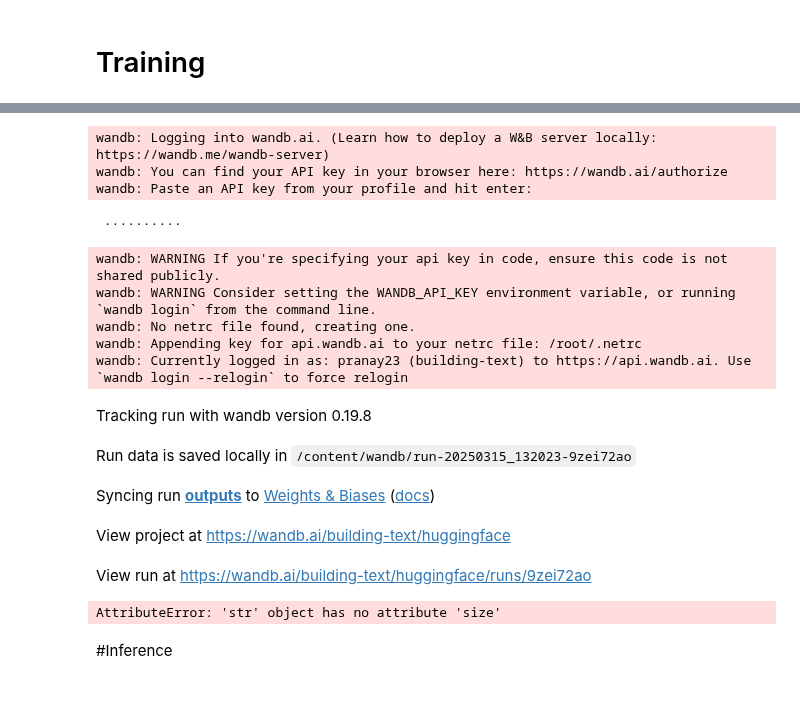
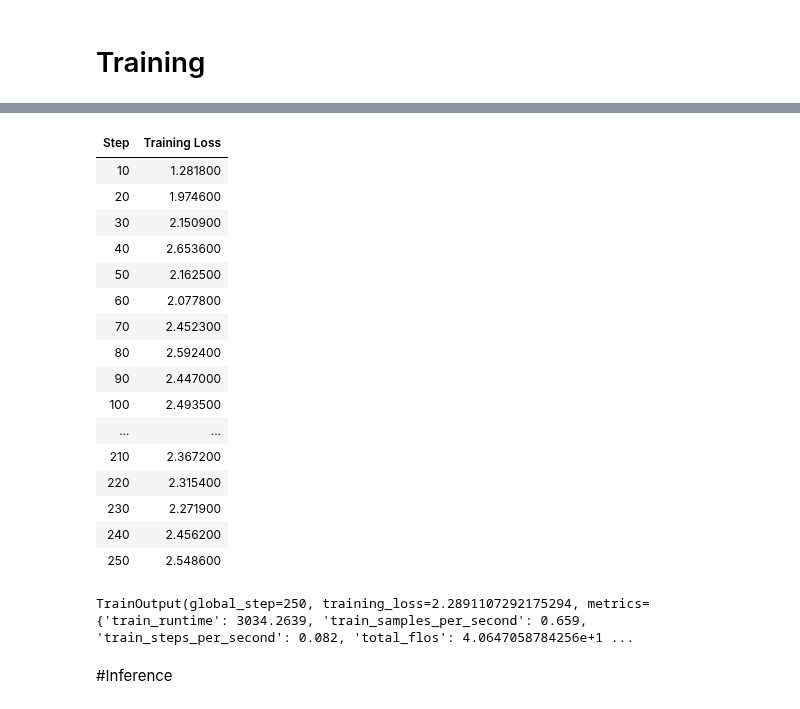
Before and after one commit to praymesh/Fine_Tuned_LLAMA2, a Jupyter notebook: finetuningLLM.ipynb, the cells around one changed output, grey strips where cells are left out. Cells and saved outputs as stored; diff of their text form; code cells hidden in the pictures.

Commit message:
TRAINED THE MODEL

```diff
--- a/finetuningLLM.ipynb
+++ b/finetuningLLM.ipynb
@@ -223,3 +223,28 @@ with open(output_file, "r") as f:
 print(dataset[0])
 # %% [output]
 <s>[INST] How do I center a text element vertically in a row in jetpack compose? The height of the row is determined by a button next to the text element. [/INST] In Jetpack Compose, you can center a  ...
+# %%
+from datasets import Dataset
+from transformers import AutoTokenizer
+
+# Load tokenizer (change model name based on what you're using)
+tokenizer = AutoTokenizer.from_pretrained("meta-llama/Llama-2-7b-hf")
+
+# Read the text file
+with open(output_file, "r", encoding="utf-8") as f:
+    lines = f.readlines()
+
+# Preprocess data: combine into a structured dataset
+data = {"text": [line.strip() for line in lines if line.strip()]}  # Removing empty lines
+
+# Convert to Hugging Face dataset format
+dataset = Dataset.from_dict(data)
+tokenizer.pad_token = tokenizer.eos_token
+# Tokenization function
+def tokenize_function(samples):
+    return tokenizer(samples["text"], padding="max_length", truncation=True, max_length=512)
+
+# Applying tokenization
+tokenized_dataset = dataset.map(tokenize_function, batched=True)
+
+print(tokenized_dataset[0])
@@ -286,24 +316,25 @@ AttributeError: 'list' object has no attribute 'map'
 # %%
 # needed for Llama tokenizer
-import transformers
-tokenizer.pad_token = tokenizer.eos_token # </s>
+#tokenizer.pad_token = tokenizer.eos_token # </s>
 
 trainer = transformers.Trainer(
     model=model,
-    train_dataset=dataset,
+    train_dataset=tokenized_dataset,
     args=transformers.TrainingArguments(
-        per_device_train_batch_size=1,
-        gradient_accumulation_steps=4,
-        warmup_steps=2,
-        max_steps=10,
+        per_device_train_batch_size=4,
+        gradient_accumulation_steps=2,
+        warmup_steps=10,
+        max_steps=250 , #WE HAVE 3000 SAMPLES,
+        #num_train_epochs =1,
+
         learning_rate=2e-4,
         fp16=True,
-        logging_steps=1,
+        logging_steps=10,
         output_dir="outputs",
         optim="paged_adamw_8bit"
     ),
     data_collator=transformers.DataCollatorForLanguageModeling(tokenizer, mlm=False),
 )
-model.config.use_cache = False  # silence the warnings. Please re-enable for inference!
+model.config.use_cache = False
 trainer.train()
 # %% [output]
@@ -313,18 +342,21 @@ wandb: Using wandb-core as the SDK backend.  Please refer to https://wandb.me/wa
+| Step | Training Loss |
+| 10 | 1.281800 |
+| 20 | 1.974600 |
+| 30 | 2.150900 |
+| 40 | 2.653600 |
+| 50 | 2.162500 |
+| 60 | 2.077800 |
+| 70 | 2.452300 |
+| 80 | 2.592400 |
+| 90 | 2.447000 |
+| 100 | 2.493500 |
+| ... | ... |
+| 210 | 2.367200 |
+| 220 | 2.315400 |
+| 230 | 2.271900 |
+| 240 | 2.456200 |
+| 250 | 2.548600 |
-wandb: Logging into wandb.ai. (Learn how to deploy a W&B server locally: https://wandb.me/wandb-server)
-wandb: You can find your API key in your browser here: https://wandb.ai/authorize
-wandb: Paste an API key from your profile and hit enter:
+TrainOutput(global_step=250, training_loss=2.2891107292175294, metrics={'train_runtime': 3034.2639, 'train_samples_per_second': 0.659, 'train_steps_per_second': 0.082, 'total_flos': 4.0647058784256e+1 ...
- ··········
-wandb: WARNING If you're specifying your api key in code, ensure this code is not shared publicly.
-wandb: WARNING Consider setting the WANDB_API_KEY environment variable, or running `wandb login` from the command line.
-wandb: No netrc file found, creating one.
-wandb: Appending key for api.wandb.ai to your netrc file: /root/.netrc
-wandb: Currently logged in as: pranay23 (building-text) to https://api.wandb.ai. Use `wandb login --relogin` to force relogin
-Tracking run with wandb version 0.19.8
-Run data is saved locally in /content/wandb/run-20250315_132023-9zei72ao
-Syncing run outputs to Weights & Biases (docs)
-View project at https://wandb.ai/building-text/huggingface
-View run at https://wandb.ai/building-text/huggingface/runs/9zei72ao
-AttributeError: 'str' object has no attribute 'size'
 # %% [markdown]
 #Inference
 # %%
```
Also changed, not shown: parts of 6 cells of this notebook.
